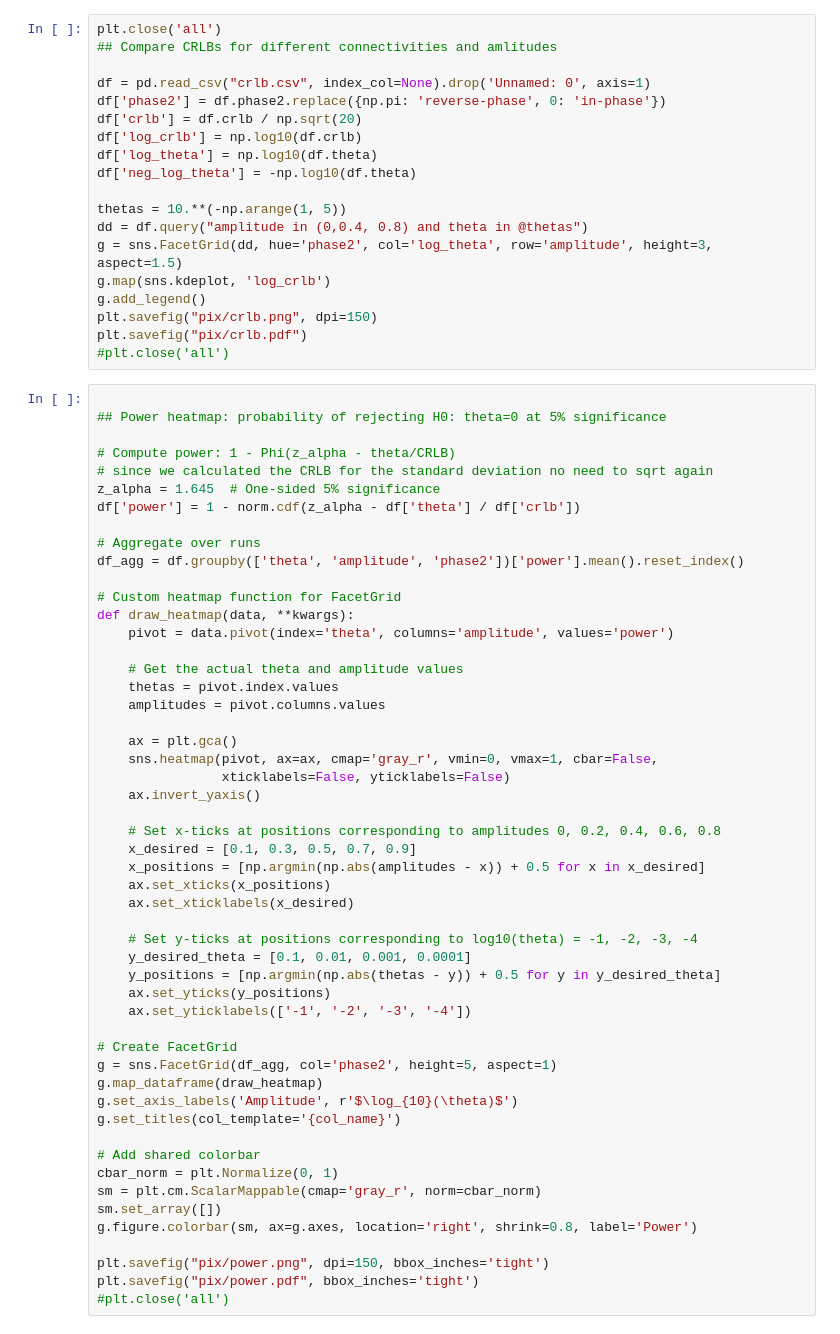
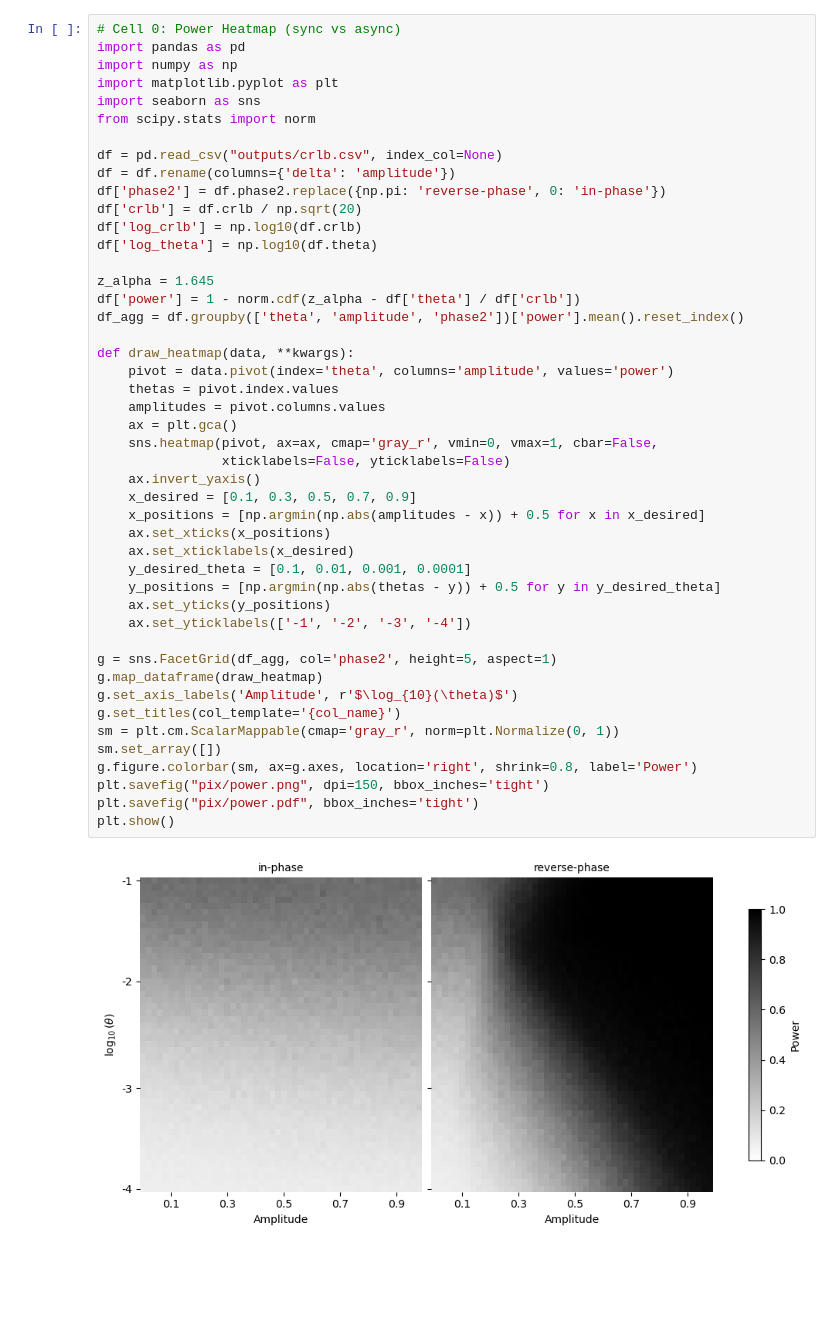
Before and after one commit to yairdaon/contacts, a Jupyter notebook: visualization_notebook.ipynb, the cells around one changed output. Saved outputs shown, nothing was run; the diff lists cells and outputs as text; blank space fills up the shorter version.

```diff
--- a/visualization_notebook.ipynb
+++ b/visualization_notebook.ipynb
@@ -13,71 +1,48 @@ from scipy.stats import norm
-# %%
-plt.close('all')
-## Compare CRLBs for different connectivities and amlitudes
-
-df = pd.read_csv("crlb.csv", index_col=None).drop('Unnamed: 0', axis=1)
-df['phase2'] = df.phase2.replace({np.pi: 'reverse-phase', 0: 'in-phase'})
-df['crlb'] = df.crlb / np.sqrt(20)
-df['log_crlb'] = np.log10(df.crlb)
-df['log_theta'] = np.log10(df.theta)
-df['neg_log_theta'] = -np.log10(df.theta)
-
-thetas = 10.**(-np.arange(1, 5))
-dd = df.query("amplitude in (0,0.4, 0.8) and theta in @thetas")
-g = sns.FacetGrid(dd, hue='phase2', col='log_theta', row='amplitude', height=3, aspect=1.5)
-g.map(sns.kdeplot, 'log_crlb')
-g.add_legend()
-plt.savefig("pix/crlb.png", dpi=150)
-plt.savefig("pix/crlb.pdf")
-#plt.close('all')
 # %%
+# Cell 0: Power Heatmap (sync vs async)
+import pandas as pd
+import numpy as np
+import matplotlib.pyplot as plt
+import seaborn as sns
+from scipy.stats import norm
 
-## Power heatmap: probability of rejecting H0: theta=0 at 5% significance
+df = pd.read_csv("outputs/crlb.csv", index_col=None)
+df = df.rename(columns={'delta': 'amplitude'})
+df['phase2'] = df.phase2.replace({np.pi: 'reverse-phase', 0: 'in-phase'})
+df['crlb'] = df.crlb / np.sqrt(20)
+df['log_crlb'] = np.log10(df.crlb)
+df['log_theta'] = np.log10(df.theta)
 
-# Compute power: 1 - Phi(z_alpha - theta/CRLB)
-# since we calculated the CRLB for the standard deviation no need to sqrt again
-z_alpha = 1.645  # One-sided 5% significance
+z_alpha = 1.645
 df['power'] = 1 - norm.cdf(z_alpha - df['theta'] / df['crlb'])
-
-# Aggregate over runs
 df_agg = df.groupby(['theta', 'amplitude', 'phase2'])['power'].mean().reset_index()
 
-# Custom heatmap function for FacetGrid
 def draw_heatmap(data, **kwargs):
     pivot = data.pivot(index='theta', columns='amplitude', values='power')
-
-    # Get the actual theta and amplitude values
     thetas = pivot.index.values
     amplitudes = pivot.columns.values
-
     ax = plt.gca()
     sns.heatmap(pivot, ax=ax, cmap='gray_r', vmin=0, vmax=1, cbar=False,
                 xticklabels=False, yticklabels=False)
     ax.invert_yaxis()
-
-    # Set x-ticks at positions corresponding to amplitudes 0, 0.2, 0.4, 0.6, 0.8
     x_desired = [0.1, 0.3, 0.5, 0.7, 0.9]
     x_positions = [np.argmin(np.abs(amplitudes - x)) + 0.5 for x in x_desired]
     ax.set_xticks(x_positions)
     ax.set_xticklabels(x_desired)
-
-    # Set y-ticks at positions corresponding to log10(theta) = -1, -2, -3, -4
     y_desired_theta = [0.1, 0.01, 0.001, 0.0001]
     y_positions = [np.argmin(np.abs(thetas - y)) + 0.5 for y in y_desired_theta]
     ax.set_yticks(y_positions)
     ax.set_yticklabels(['-1', '-2', '-3', '-4'])
 
-# Create FacetGrid
 g = sns.FacetGrid(df_agg, col='phase2', height=5, aspect=1)
 g.map_dataframe(draw_heatmap)
 g.set_axis_labels('Amplitude', r'$\log_{10}(\theta)$')
 g.set_titles(col_template='{col_name}')
-
-# Add shared colorbar
-cbar_norm = plt.Normalize(0, 1)
-sm = plt.cm.ScalarMappable(cmap='gray_r', norm=cbar_norm)
+sm = plt.cm.ScalarMappable(cmap='gray_r', norm=plt.Normalize(0, 1))
 sm.set_array([])
 g.figure.colorbar(sm, ax=g.axes, location='right', shrink=0.8, label='Power')
-
 plt.savefig("pix/power.png", dpi=150, bbox_inches='tight')
 plt.savefig("pix/power.pdf", bbox_inches='tight')
-#plt.close('all')
+plt.show()
+# %% [output]
+[figure, added]
```
Also changed, not shown: parts of 15 cells of this notebook, 12 other files.
